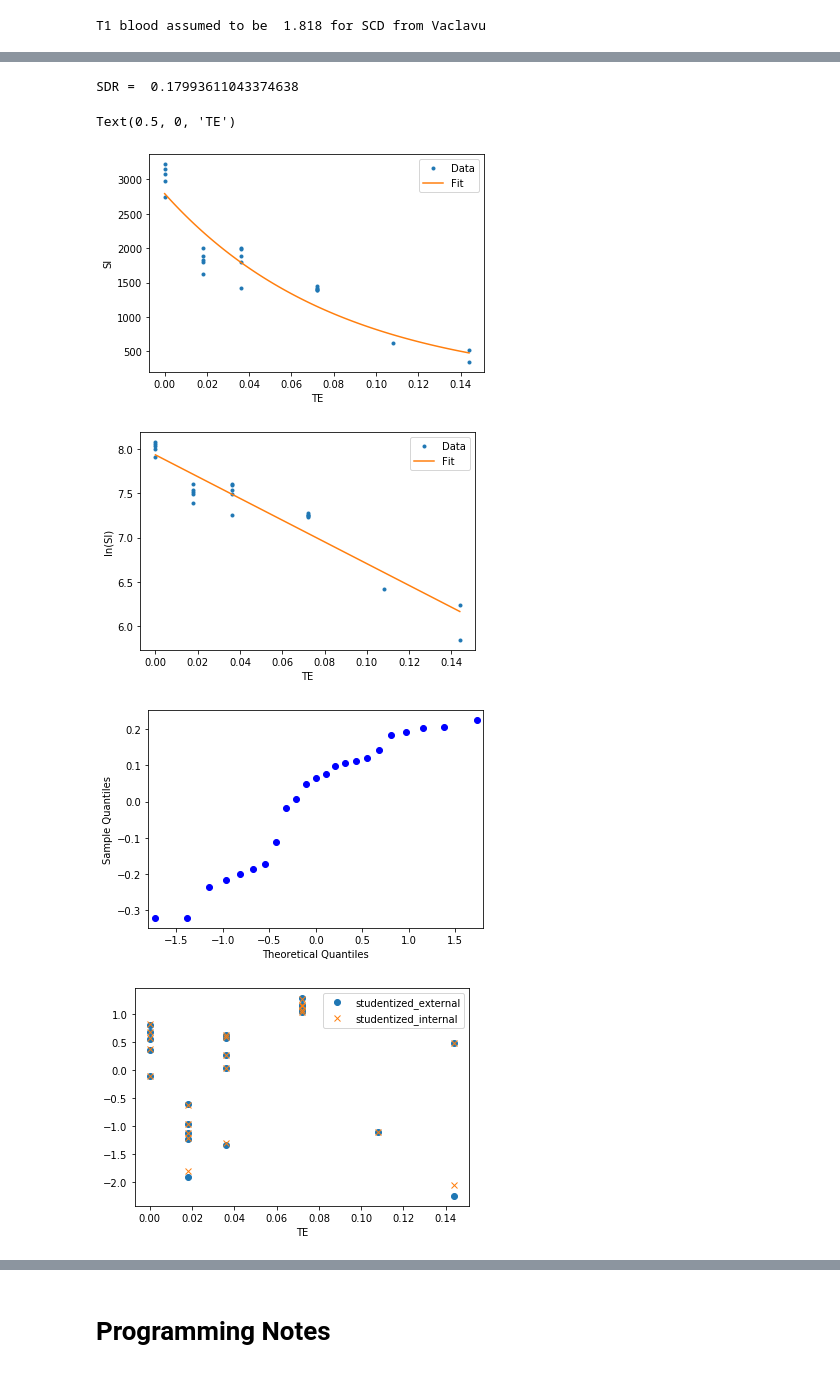
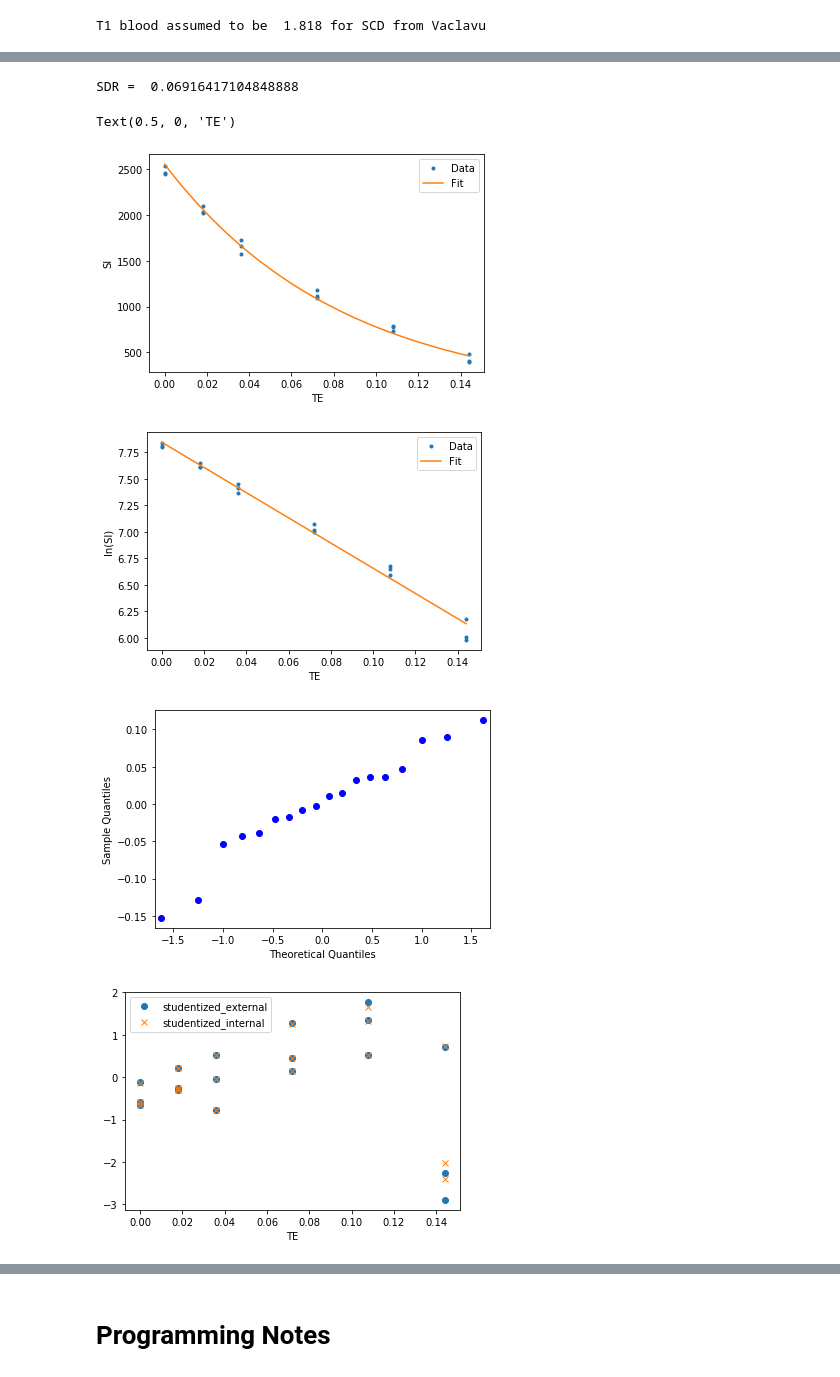
Before and after one commit to dittothat/jupyter_TRUST, a Jupyter notebook: TRUST_analysis.ipynb, the cells around one changed output, grey strips where cells are left out. Drawn from its saved outputs; the diff is of its cells as text; code cells hidden in the pictures.

Commit message:
Tried broadening code for another subject
Developed on 005 and now tried on 01, but the T2 is really different, so I need to figure that out.

```diff
--- a/TRUST_analysis.ipynb
+++ b/TRUST_analysis.ipynb
@@ -59,6 +71,13 @@ def count(listOfTuple):
 
 if file_list_nii[0].find('run') == -1:
     print('There was only a single run of each prep')
+    idx = file_list_nii[0].find('prep') # where is prep in the string
+    preps = [z[idx:idx+5] for z in file_list_nii] # make list of preps
+    preps_list = list(set(preps)) # make list of unique preps
+    preps_list.sort()
+    preps_dict = dict.fromkeys(preps_list, None) # convert to dictionry to keep track of filename indexes below
+    N_runs = 1
+    runs = [1] * len(preps)
 else:
     print('There was more than one run of at least one prep, and the run counts are:')
     idx = file_list_nii[0].find('prep') # where is prep in the string
@@ -71,8 +90,8 @@ else:
     prep_runs = count(preps)
     N_runs = max(prep_runs.values())
 
-# Convert run list of strings to list of int
-runs = [int(sub[-1]) for sub in runs]
+    # Convert run list of strings to list of int
+    runs = [int(sub[-1]) for sub in runs]
 
 # I would like a list to index the preps, to go between prep# and filename(s)
 for x in preps_list:
@@ -85,9 +104,9 @@ for x in preps_list:
     preps_dict[x] = temp_idx
 
 # # This is the syntax for calling this cool little  prep# and filename(s) dictionary in the future:
-for x in preps_dict['prep0']:
-    print(x)
-    print(file_list_nii[x])
+# for x in preps_dict['prep0']:
+#     print(x)
+#     print(file_list_nii[x])
 
 # I would like TE vector for later
 prep_vec = []
@@ -118,7 +128,7 @@ file_list_nii
 # This isn't a lot of data so just load it all, it is loaded in the order given in file_list_nii
 temp_array = []
 for x in file_list_nii:
-    image = nib.load(path2dat + x)
+    image = nib.load(os.path.join(path2dat , x))
     temp_array.append(image.get_fdata())
 
 image_block = np.array(temp_array)
@@ -189,7 +199,7 @@ else:
     sss_roi_bin = sss_roi.get_mask(sub_image_block[1,1,:,:])
 
     # Save the SSS_mask as a nifti for future viewing
-    img = nib.load(path2dat + file_list_nii[1])
+    img = nib.load( os.path.join(path2dat, file_list_nii[1]) )
     aff = img.header.get_qform()
     img = nib.Nifti1Image(sss_roi_bin.astype('int16'), aff)
     nib.save(img, ROI_path)
@@ -265,13 +276,13 @@ Text(0, 0.5, 'Signal intensity')
 # %%
 # Manual motion removal
 motion_select = np.zeros([len(preps), N_meas])
-motion_select[0,2]=1
-motion_select[1,2]=1
-motion_select[3,1]=1
-motion_select[4,0]=1
-motion_select[4,2]=1
-motion_select[5,0]=1
-motion_select[8,0]=1
+# motion_select[0,2]=1
+# motion_select[1,2]=1
+# motion_select[3,1]=1
+# motion_select[4,0]=1
+# motion_select[4,2]=1
+# motion_select[5,0]=1
+# motion_select[8,0]=1
 print('motion_select =\n', motion_select)
 # %% [output]
 motion_select =
@@ -314,47 +320,48 @@ SSE = res.ssr
 SDR = np.sqrt(SSE/(len(x)-1))
 print('SDR = ', SDR)
 
-# Confidence intervals
-res.conf_int
-
+# T2 confidence intervals
+res_ci = res.conf_int().loc['TE'].tolist()
+T2_ci = [res_ci[0]**-1]
+T2_ci.append(res_ci[1]**-1)
 
 # plot of data and fit
 df_pred = pd.DataFrame(data = {'TE': np.linspace(min(x), max(x), 100)})
 df_pred['ln_SI'] = res.predict(df_pred.TE) # NOTE: the predict method must operate on a df once the formula api is used
 df_pred['SI'] = np.exp(df_pred.ln_SI)
 
 fig, ax = plt.subplots()
 ax.plot(df.TE,df.SI,'.', label="Data")
 ax.plot(df_pred.TE,df_pred.SI,'-', label="Fit")
 ax.legend(loc = 'best')
 plt.ylabel('SI')
 plt.xlabel('TE')
 
 # plot of linearized data and fit
 fig, ax = plt.subplots()
 ax.plot(df.TE, df.ln_SI, '.', label="Data")
 ax.plot(df_pred.TE, df_pred.ln_SI, '-', label="Fit")
 ax.legend(loc = 'best')
 plt.ylabel('ln(SI)')
 plt.xlabel('TE')
 
 # normal residuals?
 sm.qqplot(res.resid)
 
 # plot of studentized residuals
 infl = res.get_influence()
 plt.figure()
 plt.plot(df.TE, infl.resid_studentized_external, 'o', label='studentized_external')
 plt.plot(df.TE, infl.resid_studentized_internal, 'x', label='studentized_internal')
 plt.legend(loc = 'best')
 plt.xlabel('TE')
 # %% [output]
-SDR =  0.17993611043374638
+SDR =  0.06916417104848888
 Text(0.5, 0, 'TE')
-[figure, old version]
+[figure, new version]
-[figure, old version]
+[figure, new version]
-[figure, old version]
+[figure, new version]
-[figure, old version]
+[figure, new version]
 # %%
 # Generate corrected C, corrected T2 and SO2 for Hct
 C = -1/res.params.TE
```
Also changed, not shown: parts of 23 cells of this notebook.
